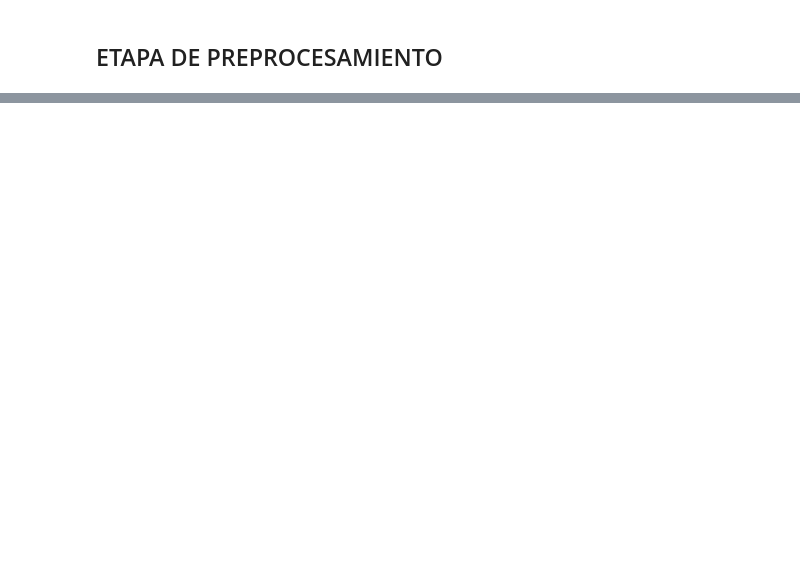
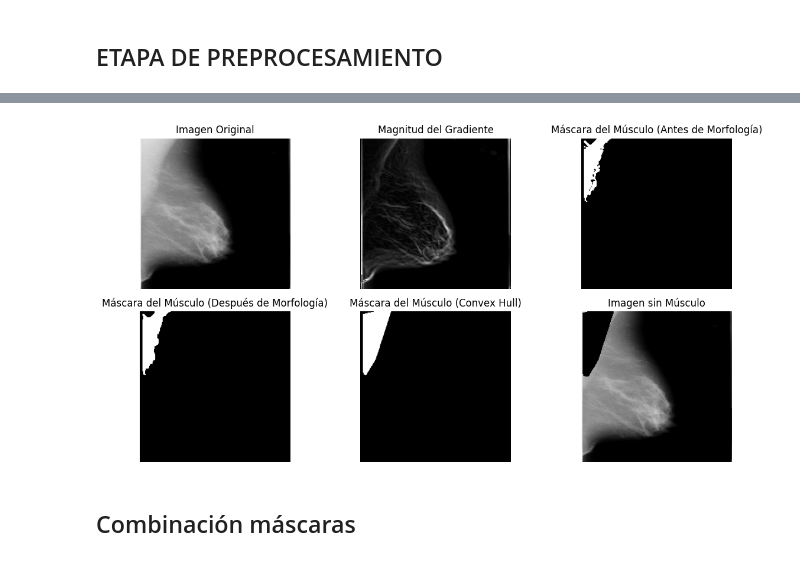
Before and after one commit to ChiaraVL/ProcesamientoImagenes, a Jupyter notebook: clasificacionCNN_Dataset.ipynb, the cells around one changed output, grey strips where cells are left out. Cells and saved outputs as stored; diff of their text form; code cells hidden in the pictures; blank space fills up the shorter version.

```diff
--- a/clasificacionCNN_Dataset.ipynb
+++ b/clasificacionCNN_Dataset.ipynb
@@ -1258,0 +394,39 @@ Matriz de Confusión:
+# %%
+# Visualizar resultados
+plt.figure(figsize=(12, 6))
+plt.subplot(2, 3, 1)
+plt.title('Imagen Original')
+plt.imshow(img, cmap='gray')
+plt.axis('off')
+
+plt.subplot(2, 3, 2)
+plt.title('Magnitud del Gradiente')
+plt.imshow(gradient_magnitude, cmap='gray')
+plt.axis('off')
+
+plt.subplot(2, 3, 3)
+plt.title('Máscara del Músculo (Antes de Morfología)')
+plt.imshow(mask, cmap='gray')
+plt.axis('off')
+
+plt.subplot(2, 3, 4)
+plt.title('Máscara del Músculo (Después de Morfología)')
+plt.imshow(mask_morph, cmap='gray')
+plt.axis('off')
+
+plt.subplot(2, 3, 5)
+plt.title('Máscara del Músculo (Convex Hull)')
+plt.imshow(mask_hull_f2, cmap='gray')
+plt.axis('off')
+
+plt.subplot(2, 3, 6)
+plt.title('Imagen sin Músculo')
+plt.imshow(result, cmap='gray')
+plt.axis('off')
+
+plt.tight_layout()
+plt.show()
+# %% [output]
+[figure, added]
+# %% [markdown]
+## Combinación máscaras
```
Also changed, not shown: parts of 63 cells of this notebook, 1 other file.
